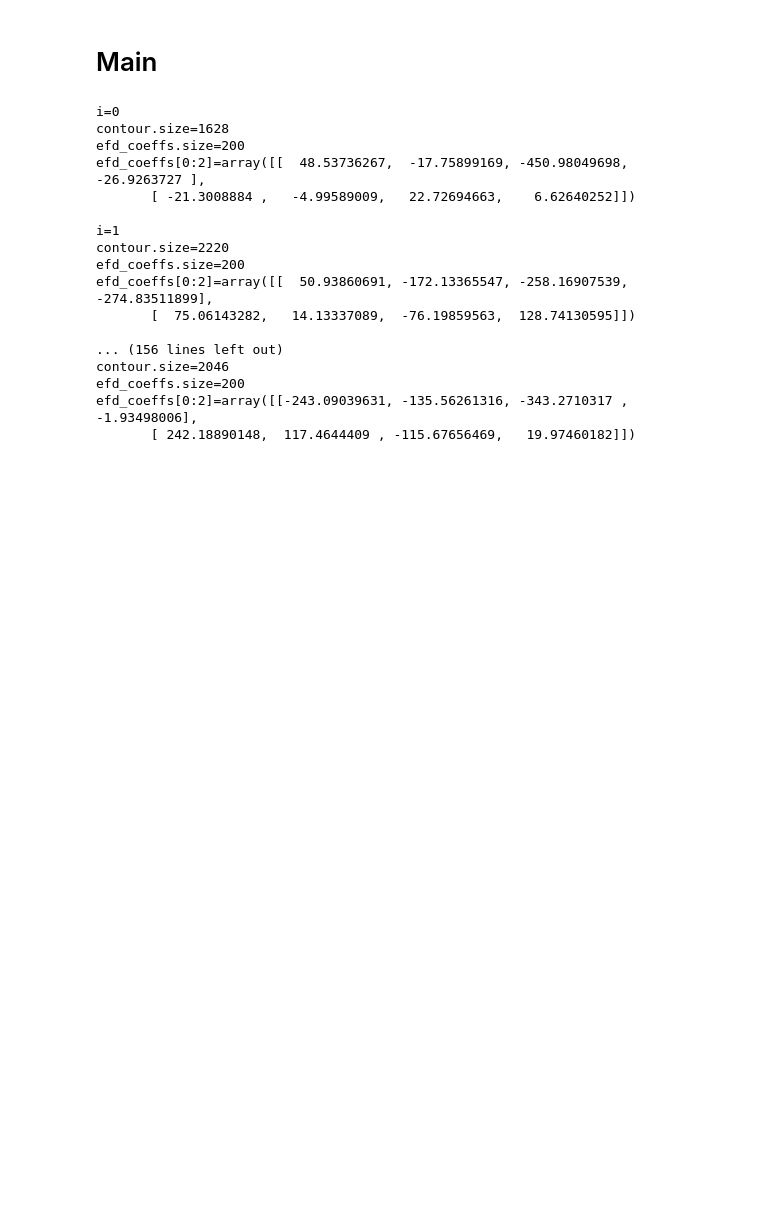
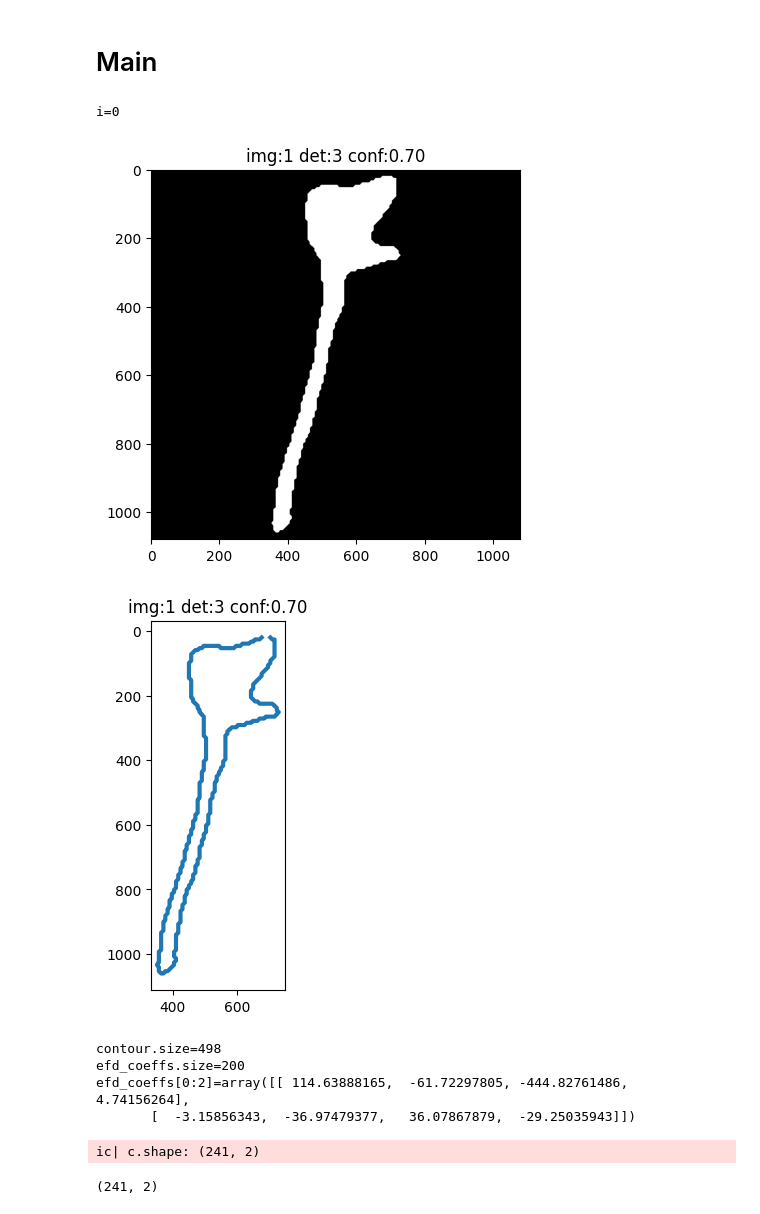
Before and after one commit to aubreymoore/sam3-2026-01-31, a Jupyter notebook: poly2mask.ipynb, the cells around one changed output. Saved outputs shown, nothing was run; the diff lists cells and outputs as text; code cells hidden in the pictures; blank space fills up the shorter version.

```diff
--- a/poly2mask.ipynb
+++ b/poly2mask.ipynb
@@ -73,7 +73,7 @@ from shapely import affinity
 def polygon_to_mask2(
     poly_wkt: str,
     size: int = 1080,
-    padding: int = 10,
+    padding: int = 20,
     show_plot: bool = False,
     save_plot: bool = False,
     plot_title: str = 'plot_title',
@@ -191,7 +191,7 @@ def get_mask_contour(
         fig = Figure()
         ax = fig.add_subplot()
 
-        ax.plot(xs, ys, linewidth=1)
+        ax.plot(xs, ys, linewidth=3)
         ax.invert_yaxis()  # Invert y-axis to match image coordinates
         ax.set_aspect('equal')
         ax.set_title(plot_title)
@@ -721,7 +721,7 @@ import pyefd
 
 # Get data
 df = pd.read_sql(
-    "SELECT * FROM detections;",
+    "SELECT * FROM detections WHERE detection_id = 3;",
     sqlite3.connect('sam3_detections.sqlite3')
 )
 df.sort_values(by='confidence', ascending=False, inplace=True, ignore_index=True)
@@ -730,48 +730,45 @@ df.sort_values(by='confidence', ascending=False, inplace=True, ignore_index=True
 os.makedirs('masks',exist_ok=True)
 os.makedirs('contours',exist_ok=True)
 
 for i, r in df.iterrows():
     print()
     print(f'{i=}')
 
     # Create masks using data from the poly_wkt field
     mask = polygon_to_mask2(
         poly_wkt = r['poly_wkt'],
-        show_plot=False,
+        show_plot=True,
         save_plot=False,
         plot_title=f'img:{r['image_id']} det:{r['detection_id']} conf:{r['confidence']:.2f}',
         plot_path=f'masks/{i}.png'
         )
 
     # Create contours from masks
     contour = get_mask_contour(
         mask,
-        show_plot=False,
+        show_plot=True,
         plot_title=f'img:{r['image_id']} det:{r['detection_id']} conf:{r['confidence']:.2f}',
         save_plot=False,
         plot_path=f'contours/{i}.png'
         )
     print(f'{contour.size=}')
 
     # Create elliptic Fourier descriptors from contours
     efd_coeffs = pyefd.elliptic_fourier_descriptors(contour, order=50, normalize=False)
     print(f'{efd_coeffs.size=}')
     print(f'{efd_coeffs[0:2]=}')
 # %% [output]
 i=0
-contour.size=1628
-efd_coeffs.size=200
-efd_coeffs[0:2]=array([[  48.53736267,  -17.75899169, -450.98049698,  -26.9263727 ],
-       [ -21.3008884 ,   -4.99589009,   22.72694663,    6.62640252]])
-
-i=1
-contour.size=2220
-efd_coeffs.size=200
-efd_coeffs[0:2]=array([[  50.93860691, -172.13365547, -258.16907539, -274.83511899],
-       [  75.06143282,   14.13337089,  -76.19859563,  128.74130595]])
-
-... (156 lines left out)
-contour.size=2046
-efd_coeffs.size=200
-efd_coeffs[0:2]=array([[-243.09039631, -135.56261316, -343.2710317 ,   -1.93498006],
-       [ 242.18890148,  117.4644409 , -115.67656469,   19.97460182]])
+[figure, added]
+[figure, added]
+contour.size=498
+efd_coeffs.size=200
+efd_coeffs[0:2]=array([[ 114.63888165,  -61.72297805, -444.82761486,    4.74156264],
+       [  -3.15856343,  -36.97479377,   36.07867879,  -29.25035943]])
+# %%
+c = contour
+ic(c.shape)
+ic(c)
+# %% [output]
+ic| c.shape: (241, 2)
+(241, 2)
```
Also changed, not shown: parts of 10 cells of this notebook, 1 other file.
